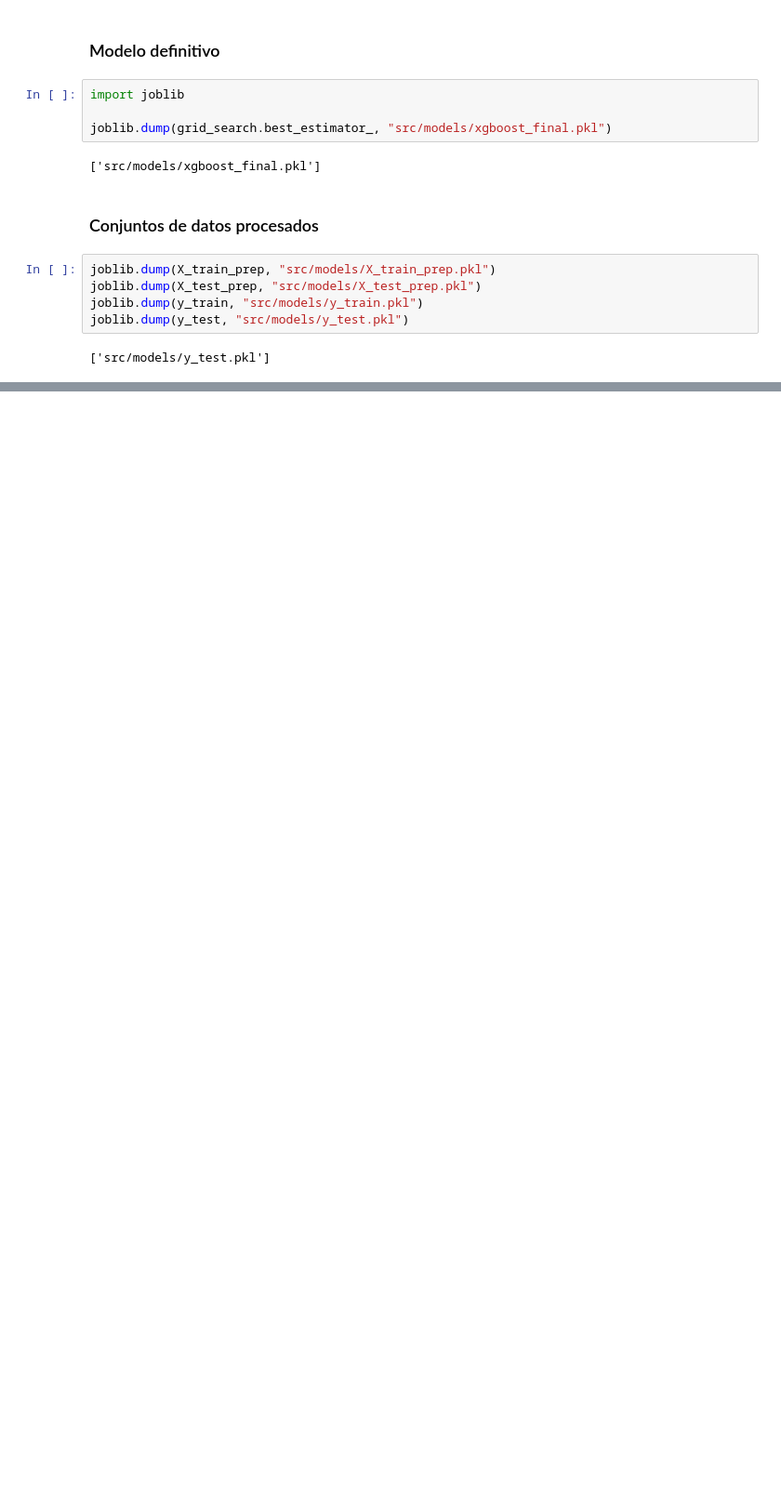
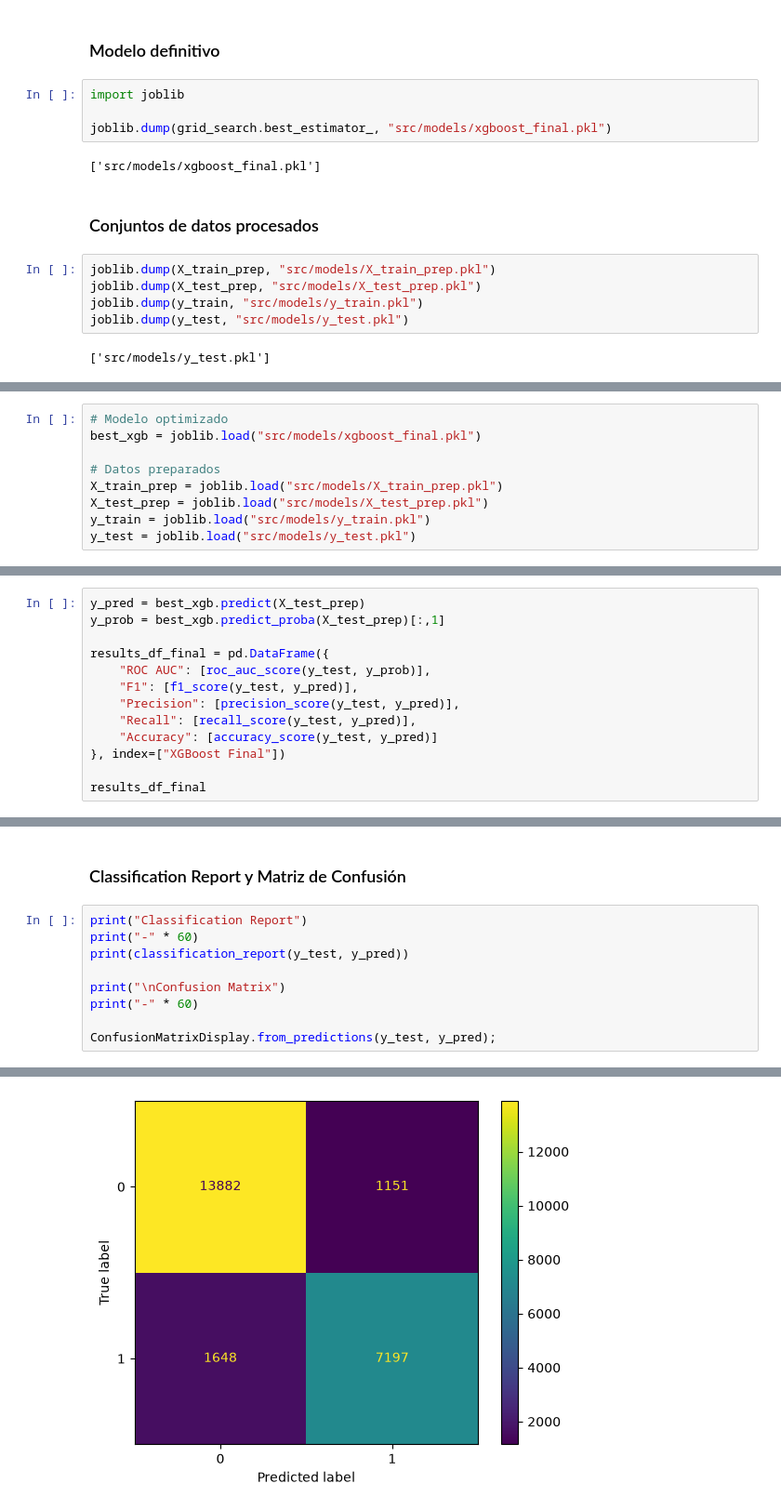
Before and after one commit to mrguezrodriguez/ML_hotel_bookings, a Jupyter notebook: main.ipynb, the cells around one changed output, grey strips where cells are left out. Shown at 93% size. Drawn from its saved outputs; the diff is of its cells as text; blank space fills up the shorter version.

Commit message:
feat: add model evaluation and new data prediction

```diff
--- a/main.ipynb
+++ b/main.ipynb
@@ -1719,0 +1745,9 @@ joblib.dump(y_test, "src/models/y_test.pkl")
+# %%
+# Modelo optimizado
+best_xgb = joblib.load("src/models/xgboost_final.pkl")
+
+# Datos preparados
+X_train_prep = joblib.load("src/models/X_train_prep.pkl")
+X_test_prep = joblib.load("src/models/X_test_prep.pkl")
+y_train = joblib.load("src/models/y_train.pkl")
+y_test = joblib.load("src/models/y_test.pkl")
@@ -1719,0 +1758,13 @@ joblib.dump(y_test, "src/models/y_test.pkl")
+# %%
+y_pred = best_xgb.predict(X_test_prep)
+y_prob = best_xgb.predict_proba(X_test_prep)[:,1]
+
+results_df_final = pd.DataFrame({
+    "ROC AUC": [roc_auc_score(y_test, y_prob)],
+    "F1": [f1_score(y_test, y_pred)],
+    "Precision": [precision_score(y_test, y_pred)],
+    "Recall": [recall_score(y_test, y_pred)],
+    "Accuracy": [accuracy_score(y_test, y_pred)]
+}, index=["XGBoost Final"])
+
+results_df_final
@@ -1719,0 +1776,12 @@ joblib.dump(y_test, "src/models/y_test.pkl")
+# %% [markdown]
+### Classification Report y Matriz de Confusión
+# %%
+print("Classification Report")
+print("-" * 60)
+print(classification_report(y_test, y_pred))
+
+print("\nConfusion Matrix")
+print("-" * 60)
+
+ConfusionMatrixDisplay.from_predictions(y_test, y_pred);
+# %% [output]
@@ -1719,0 +1802 @@ joblib.dump(y_test, "src/models/y_test.pkl")
+[figure, added]
```
Also changed, not shown: parts of 28 cells of this notebook, 1 other file.
